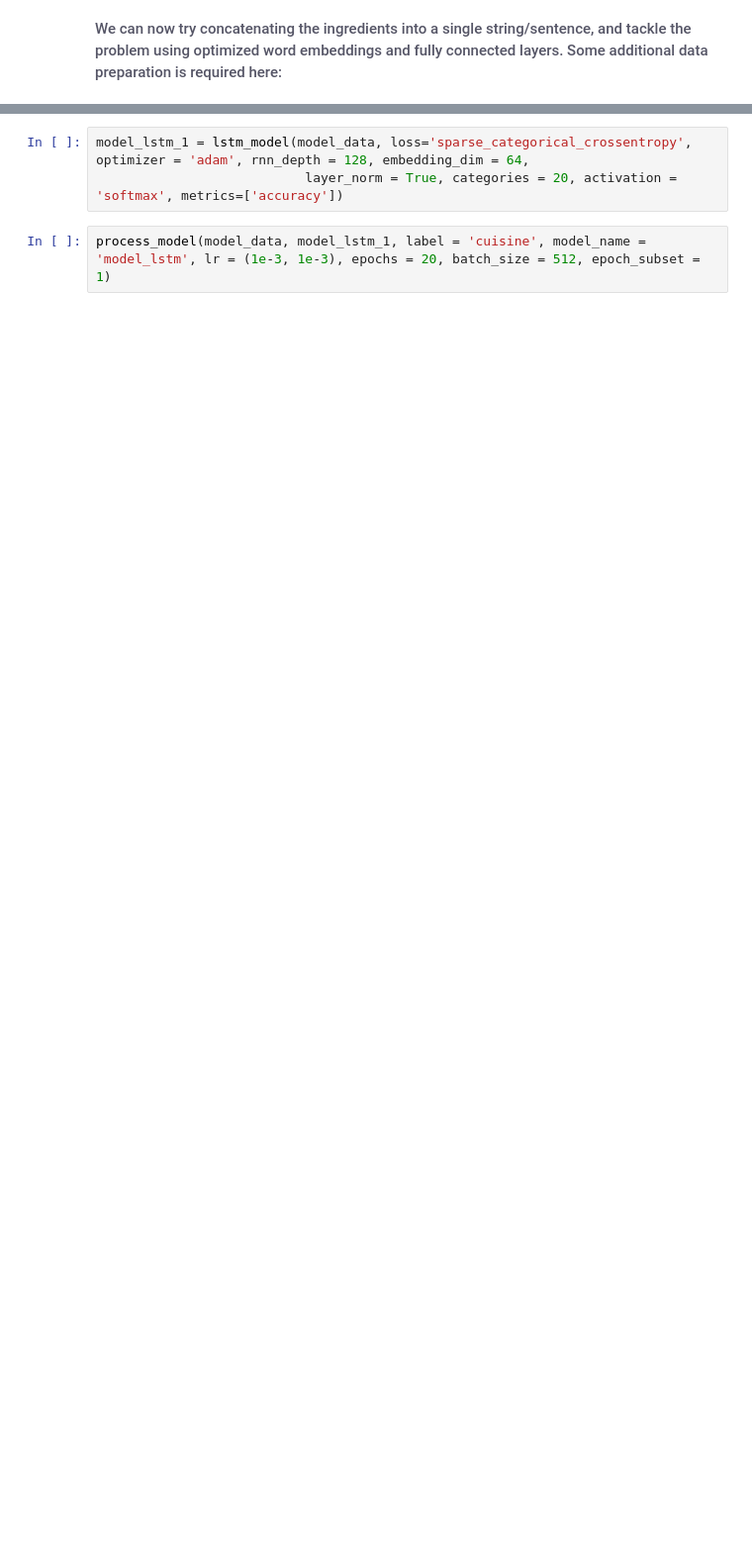
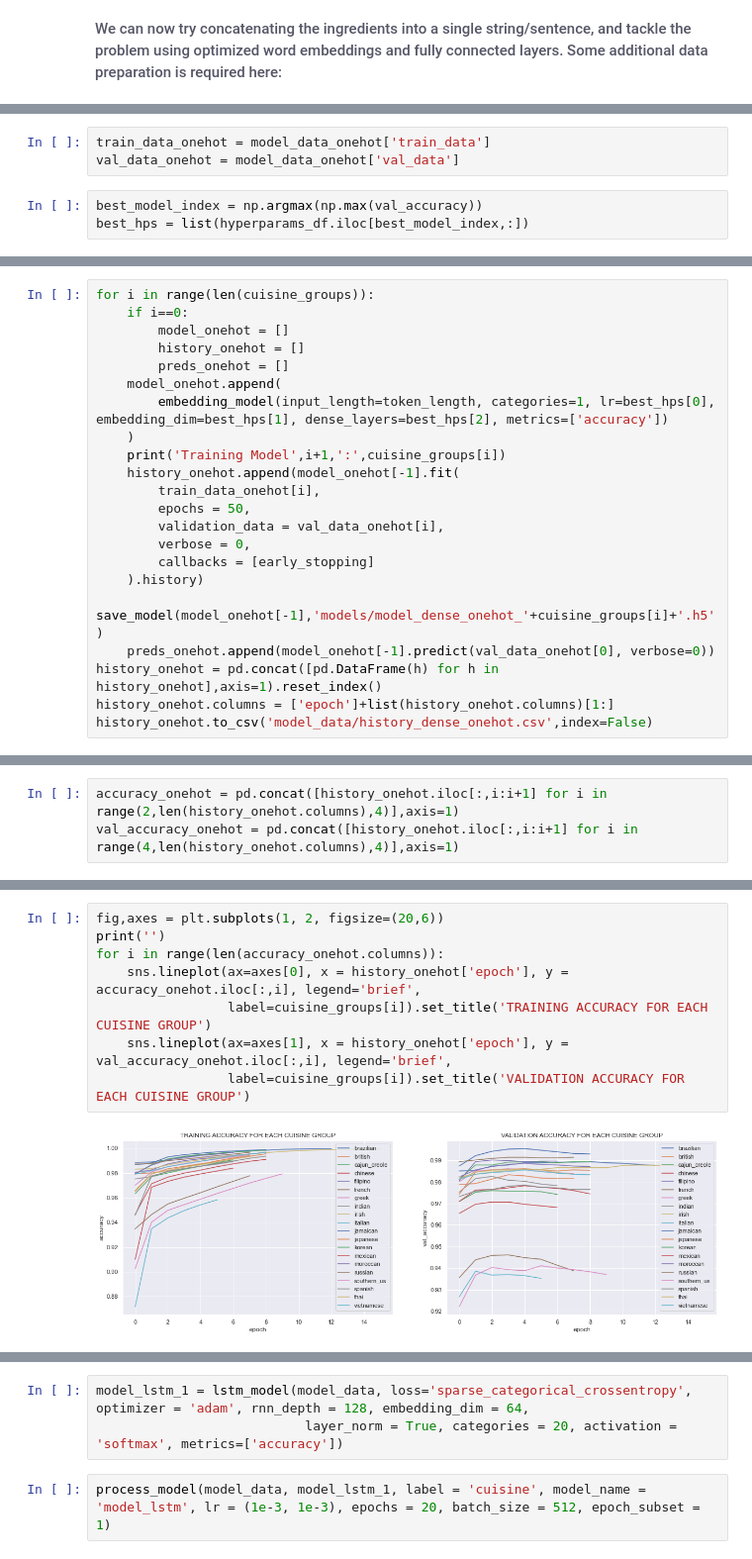
Before and after one commit to harveyhwm/kaggle-whats-cooking, a Jupyter notebook: kaggle-whats-cooking.ipynb, the cells around one changed output, grey strips where cells are left out. Shown at 99% size. Saved outputs shown, nothing was run; the diff lists cells and outputs as text; blank space fills up the shorter version.

Commit message:
multiciass and onehot DNN cases updated, confusion matrices and function updated

```diff
--- a/kaggle-whats-cooking.ipynb
+++ b/kaggle-whats-cooking.ipynb
@@ -939,0 +1093,6 @@ model_data_onehot = text_prepare(train_df[['recipe_clean','cuisine']], num_words
+# %%
+train_data_onehot = model_data_onehot['train_data']
+val_data_onehot = model_data_onehot['val_data']
+# %%
+best_model_index = np.argmax(np.max(val_accuracy))
+best_hps = list(hyperparams_df.iloc[best_model_index,:])
@@ -939,0 +1103,22 @@ model_data_onehot = text_prepare(train_df[['recipe_clean','cuisine']], num_words
+# %%
+for i in range(len(cuisine_groups)):
+    if i==0:
+        model_onehot = []
+        history_onehot = []
+        preds_onehot = []
+    model_onehot.append(
+        embedding_model(input_length=token_length, categories=1, lr=best_hps[0], embedding_dim=best_hps[1], dense_layers=best_hps[2], metrics=['accuracy'])
+    )
+    print('Training Model',i+1,':',cuisine_groups[i])
+    history_onehot.append(model_onehot[-1].fit(
+        train_data_onehot[i],
+        epochs = 50,
+        validation_data = val_data_onehot[i],
+        verbose = 0,
+        callbacks = [early_stopping]
+    ).history)
+    save_model(model_onehot[-1],'models/model_dense_onehot_'+cuisine_groups[i]+'.h5')
+    preds_onehot.append(model_onehot[-1].predict(val_data_onehot[0], verbose=0))
+history_onehot = pd.concat([pd.DataFrame(h) for h in history_onehot],axis=1).reset_index()
+history_onehot.columns = ['epoch']+list(history_onehot.columns)[1:]
+history_onehot.to_csv('model_data/history_dense_onehot.csv',index=False)
@@ -939,0 +1161,3 @@ model_data_onehot = text_prepare(train_df[['recipe_clean','cuisine']], num_words
+# %%
+accuracy_onehot = pd.concat([history_onehot.iloc[:,i:i+1] for i in range(2,len(history_onehot.columns),4)],axis=1)
+val_accuracy_onehot = pd.concat([history_onehot.iloc[:,i:i+1] for i in range(4,len(history_onehot.columns),4)],axis=1)
@@ -939,0 +1168,10 @@ model_data_onehot = text_prepare(train_df[['recipe_clean','cuisine']], num_words
+# %%
+fig,axes = plt.subplots(1, 2, figsize=(20,6))
+print('')
+for i in range(len(accuracy_onehot.columns)):
+    sns.lineplot(ax=axes[0], x = history_onehot['epoch'], y = accuracy_onehot.iloc[:,i], legend='brief',
+                 label=cuisine_groups[i]).set_title('TRAINING ACCURACY FOR EACH CUISINE GROUP')
+    sns.lineplot(ax=axes[1], x = history_onehot['epoch'], y = val_accuracy_onehot.iloc[:,i], legend='brief',
+                 label=cuisine_groups[i]).set_title('VALIDATION ACCURACY FOR EACH CUISINE GROUP')
+# %% [output]
+[figure, added]
```
Also changed, not shown: parts of 70 cells of this notebook, 4 other files.
